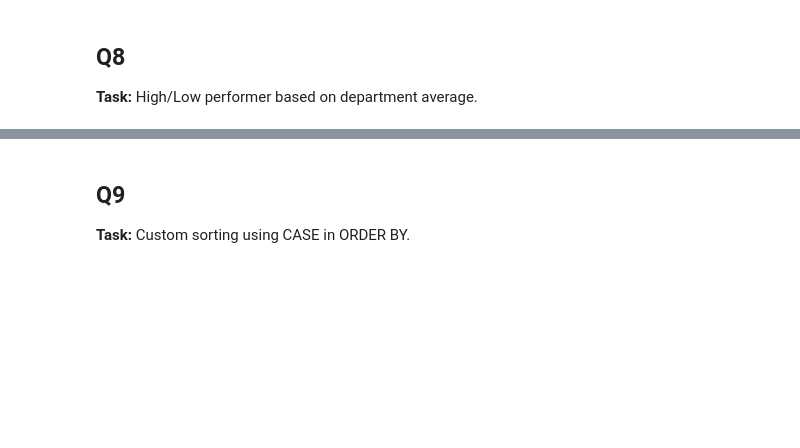
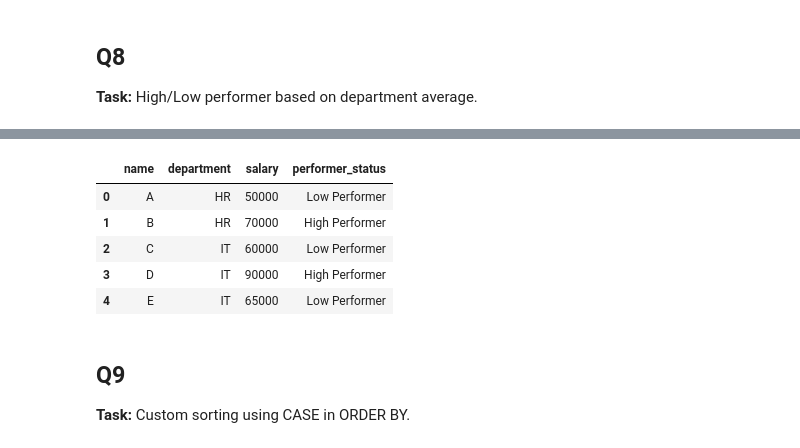
Before and after one commit to Daheemfarooqui/100daysof-sql, a Jupyter notebook: SQL_Practice_Day9_Advanced_CASE_WHEN.ipynb, the cells around one changed output, grey strips where cells are left out. Cells and saved outputs as stored; diff of their text form; code cells hidden in the pictures; blank space fills up the shorter version.

```diff
--- a/SQL_Practice_Day9_Advanced_CASE_WHEN.ipynb
+++ b/SQL_Practice_Day9_Advanced_CASE_WHEN.ipynb
@@ -181,5 +240,27 @@ df
 # %%
-# Write your SQL here
+sqldf("""
+SELECT
+    name,
+    department,
+    salary,
+    CASE
+        WHEN salary >
+             AVG(salary) OVER (PARTITION BY department)
+        THEN 'High Performer'
+        ELSE 'Low Performer'
+    END AS performer_status
+FROM df
+
+
+
+""")
+# %% [output]
+|  | name | department | salary | performer_status |
+| 0 | A | HR | 50000 | Low Performer |
+| 1 | B | HR | 70000 | High Performer |
+| 2 | C | IT | 60000 | Low Performer |
+| 3 | D | IT | 90000 | High Performer |
+| 4 | E | IT | 65000 | Low Performer |
 # %% [markdown]
 ## Q9
 
```
Also changed, not shown: parts of 6 cells of this notebook.
